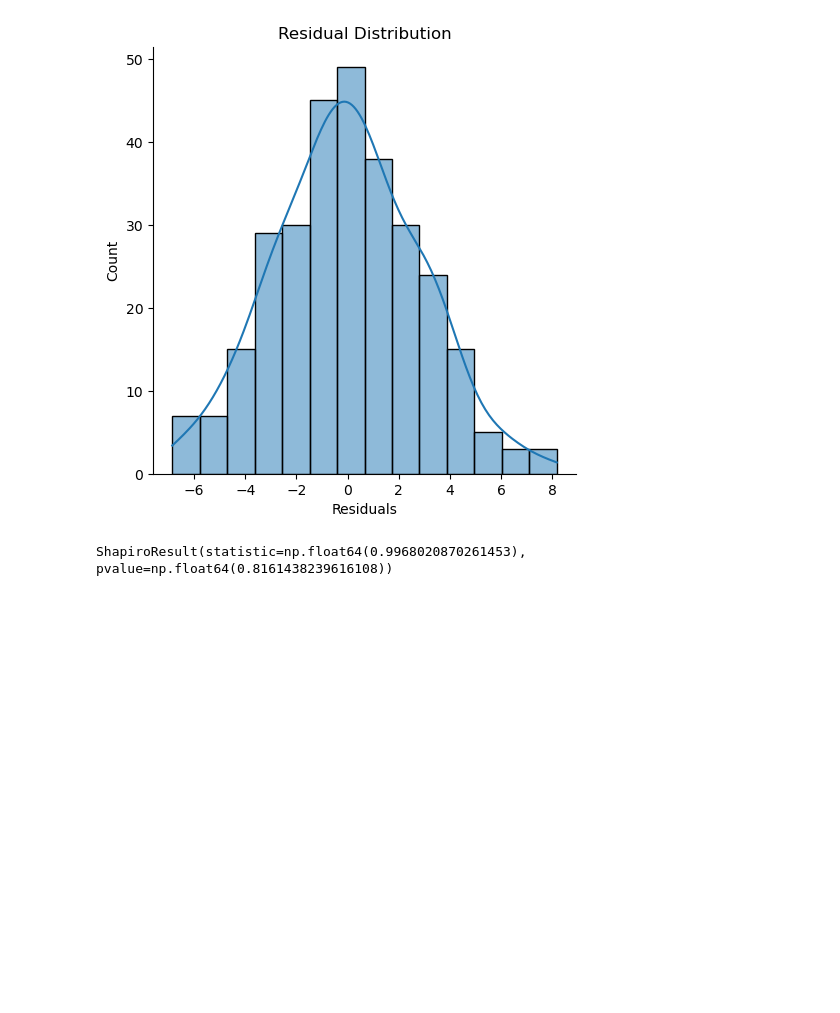
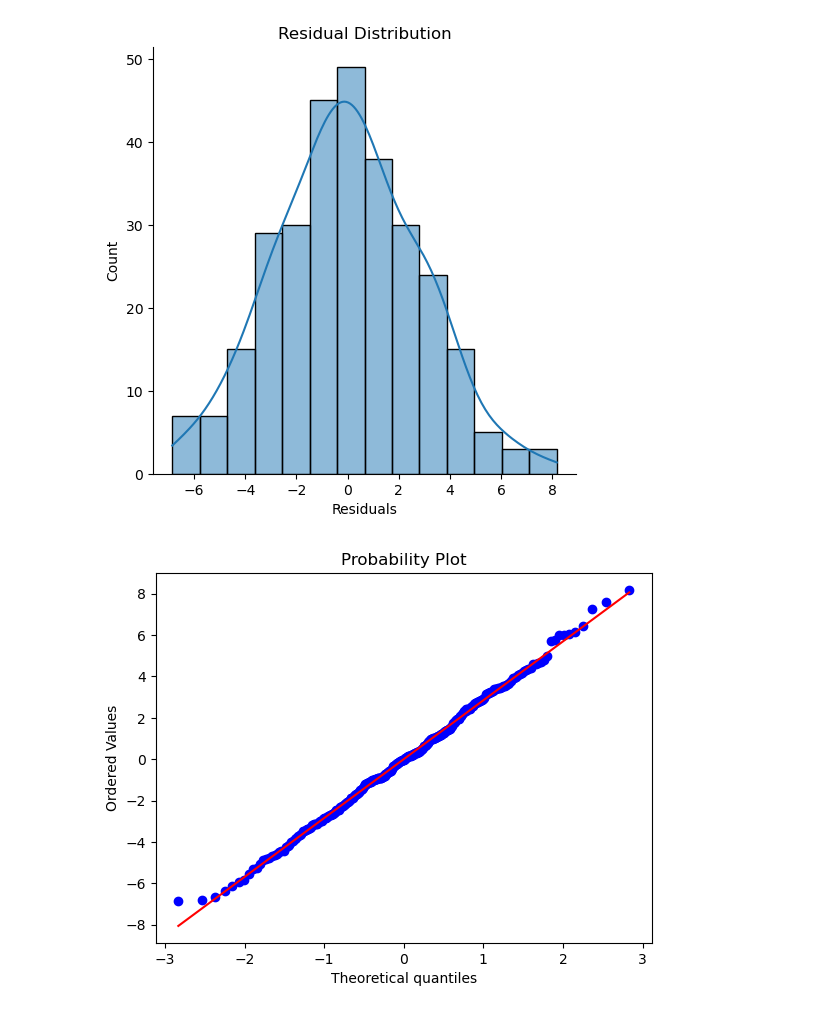
Before and after one commit to UGB250/Study, a Jupyter notebook: Linear-regression/LinearRegression_study.ipynb, the cells around one changed output. Drawn from its saved outputs; the diff is of its cells as text; code cells hidden in the pictures; blank space fills up the shorter version.

Commit message:
Add files via upload
Undestand the shapiro-wilk test and the implementation of a linear regression model!

```diff
--- a/Linear-regression/LinearRegression_study.ipynb
+++ b/Linear-regression/LinearRegression_study.ipynb
@@ -198,8 +198,9 @@ plt.show()
 # %%
 ### Shapiro-Wilk test checking the normality of the residuals
 from scipy.stats import shapiro
 from scipy.stats import probplot
 shapiro(residuals)
-probplot(residuals
+probplot(residuals, dist = "norm", plot = plt)
+plt.show()
 # %% [output]
-ShapiroResult(statistic=np.float64(0.9968020870261453), pvalue=np.float64(0.8161438239616108))
+[figure, added]
```
